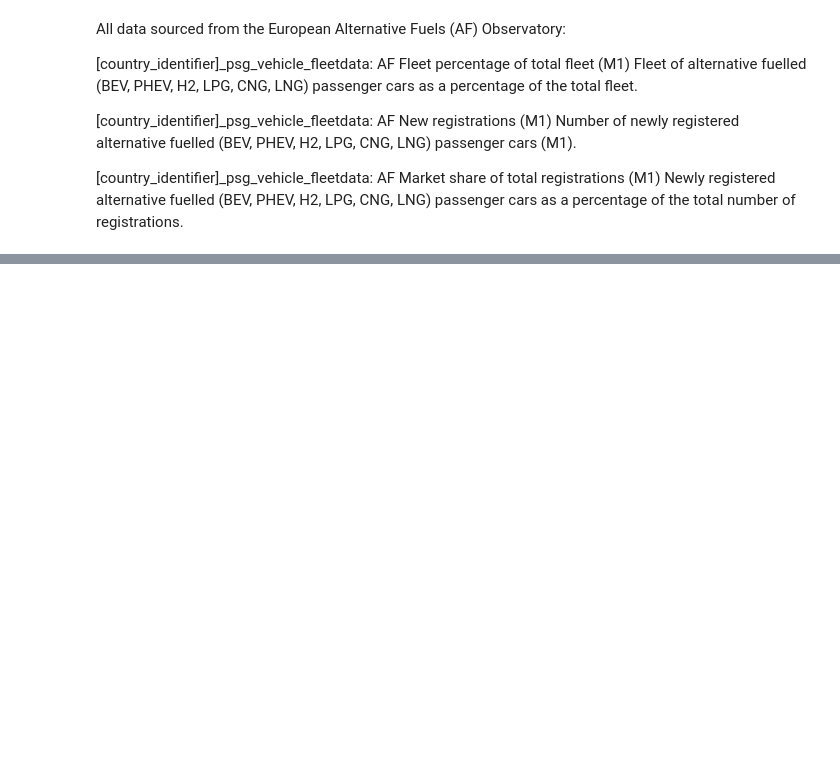
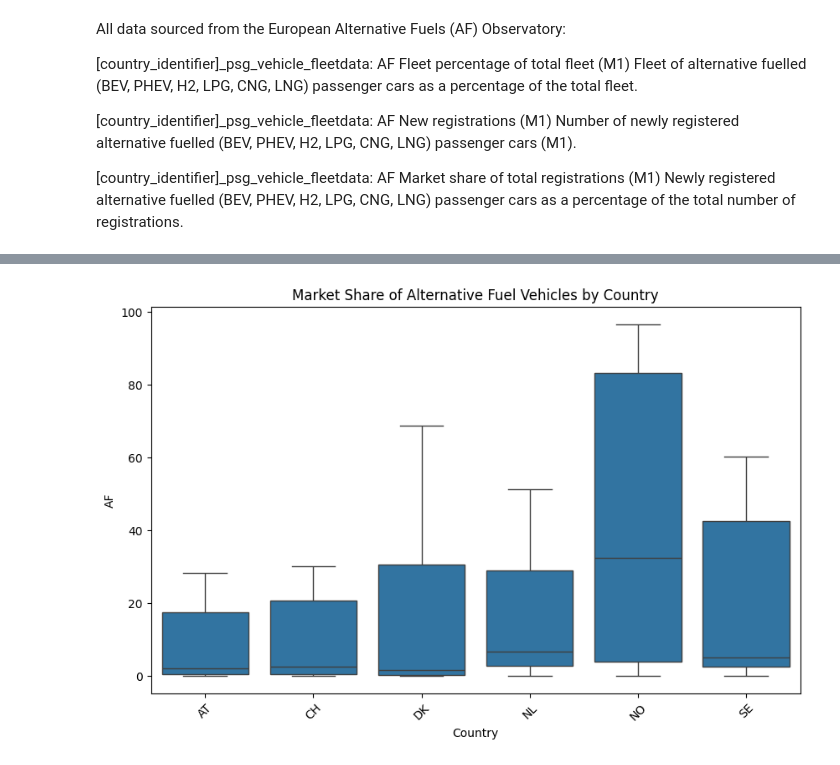
Before and after one commit to JskifterJ/DSML, a Jupyter notebook: notebooks/fleet_data_EDA_v2.ipynb, the cells around one changed output, grey strips where cells are left out. Drawn from its saved outputs; the diff is of its cells as text; code cells hidden in the pictures; blank space fills up the shorter version.

```diff
--- a/notebooks/fleet_data_EDA_v2.ipynb
+++ b/notebooks/fleet_data_EDA_v2.ipynb
@@ -66,0 +266,8 @@ print(f"Combined dataset saved to {processed_path}/combined_fleet_data.csv")
+# %%
+plt.figure(figsize=(10, 6))
+sns.boxplot(data=combined_registrations_mktshare_df, x="Country", y="AF")  # Replace with actual column name
+plt.title("Market Share of Alternative Fuel Vehicles by Country")
+plt.xticks(rotation=45)
+plt.show()
+# %% [output]
+[figure, added]
```
Also changed, not shown: parts of 12 cells of this notebook, 11 other files.
